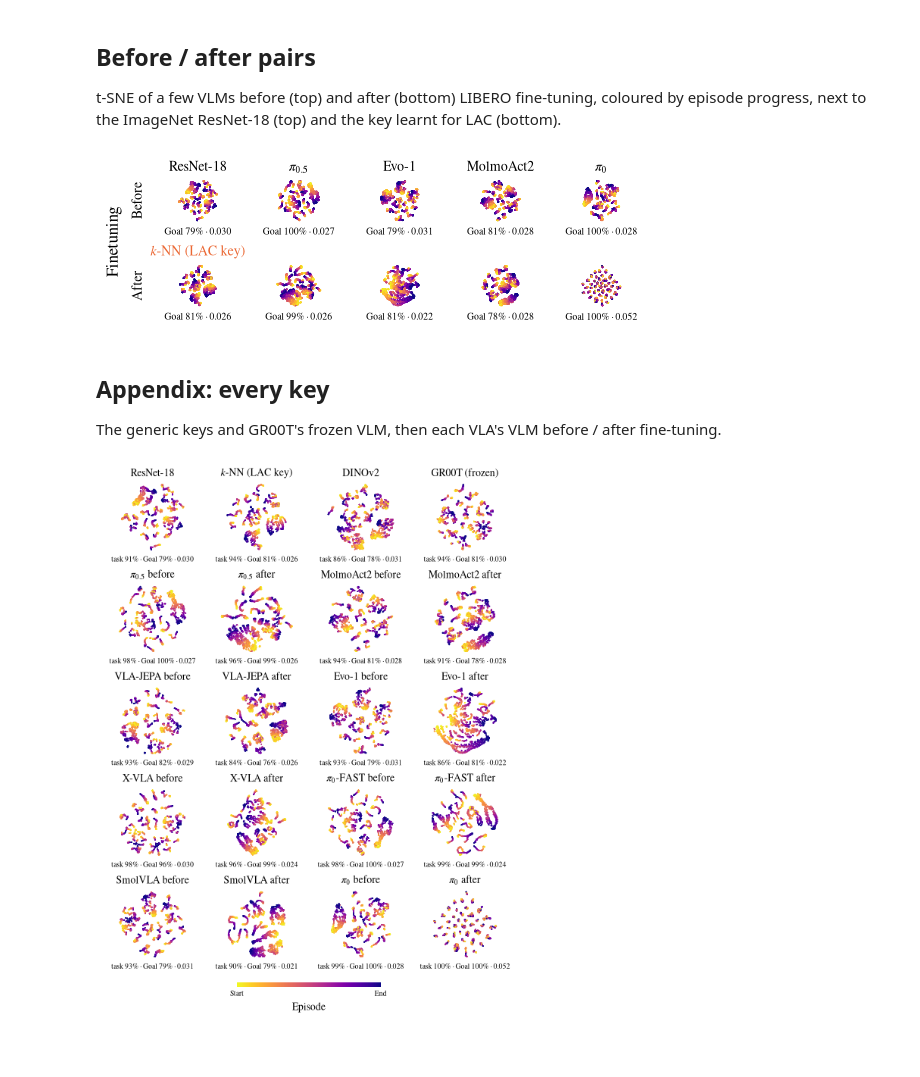
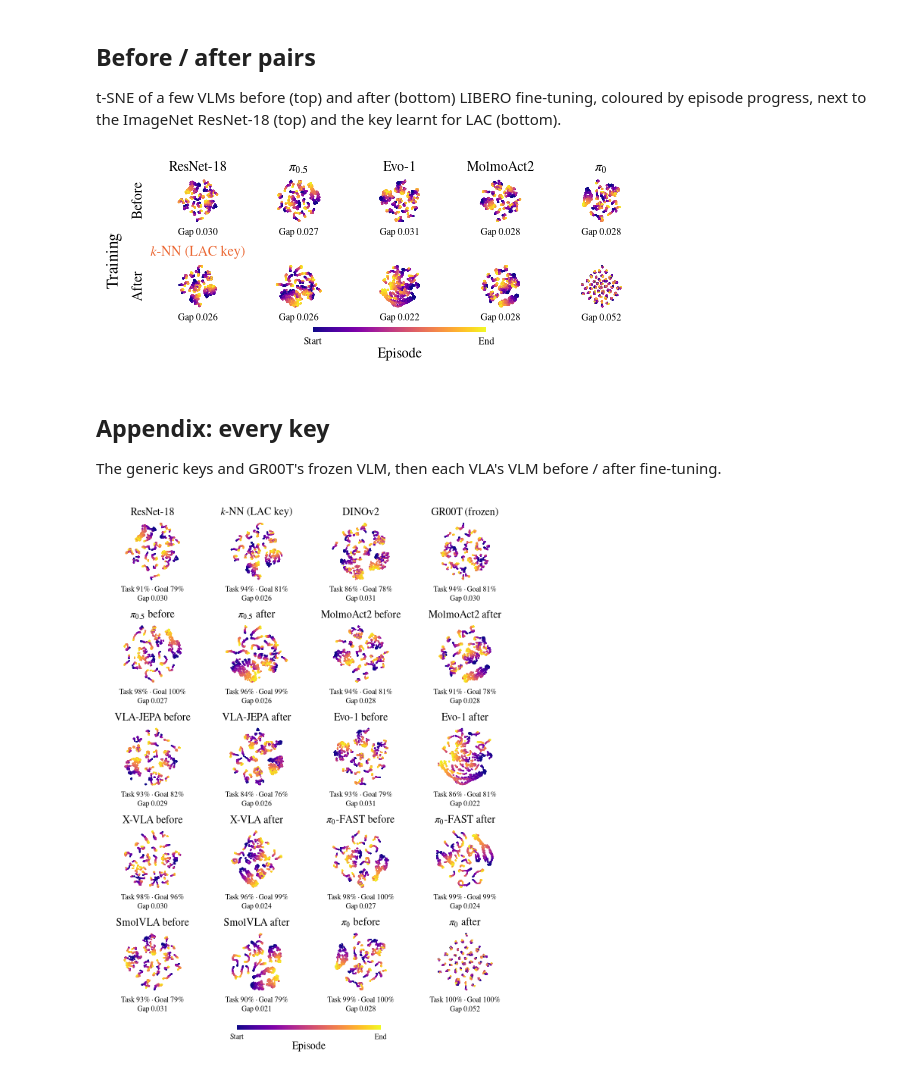
Before and after one commit to sereact/lerobot_knn, a Jupyter notebook: analysis/embeddings.ipynb, the cells around one changed output. Drawn from its saved outputs; the diff is of its cells as text; code cells hidden in the pictures; blank space fills up the shorter version.

Commit message:
Change embeddings figures

```diff
--- a/analysis/embeddings.ipynb
+++ b/analysis/embeddings.ipynb
@@ -29,8 +29,8 @@ SUITE_COLOURS = dict(zip(u.SUITES, mpl.color_sequences["petroff6"], strict=False
 # %%
 def map_panel(ax: mpl.axes.Axes, space: str, method: str, colour_by: str, stats: bool = True) -> None:
     """One key space's 2-D map (method "tsne" or "pca"), points coloured by episode progress or by suite. t-SNE maps are
-    labelled with the neighbour statistics (embedding_maps.py): same-task neighbours overall (``stats``) and on
-    LIBERO-Goal, and the phase gap; PCA maps with the variance share of the suite and of the two components."""
+    labelled with the phase gap, and with ``stats`` the same-task neighbours overall and on LIBERO-Goal
+    (embedding_maps.py); PCA maps with the variance share of the suite and of the two components."""
     xy = np.array(maps["spaces"][space][method])
     if colour_by == "progress":
         cmap = mpl.colormaps.get_cmap("plasma")
@@ -45,23 +45,21 @@ def map_panel(ax: mpl.axes.Axes, space: str, method: str, colour_by: str, stats:
         sp.set_visible(False)
     ax.set_aspect("equal", adjustable="datalim")
     v = maps["spaces"][space]
-    label = f"Goal {100 * v['task_nn/libero_goal']:.0f}% · {v['progress_gap']:.3f}"
+    label = f"Gap {v['progress_gap']:.3f}"
     if stats:
-        label = f"task {100 * v['task_nn']:.0f}% · " + label
+        label = f"Task {100 * v['task_nn']:.0f}% · Goal {100 * v['task_nn/libero_goal']:.0f}%\n" + label
     if method == "pca":
-        label = (
-            f"suite R² {u.suite_r2(maps, space):.2f}\nPC1+2: {100 * sum(v['pca_variance']):.0f}% of variance"
-        )
+        label = f"Suite {100 * u.suite_r2(maps, space):.0f}% · PC1+2 {100 * sum(v['pca_variance']):.0f}%"
     ax.set_xlabel(label, fontsize=FS_TINY)
 
 
 def map_legend(fig, colour_by: str) -> None:
     if colour_by == "progress":
-        cmap = mpl.colormaps["plasma_r"]
+        cmap = mpl.colormaps["plasma"]
         sm = mpl.cm.ScalarMappable(cmap=cmap, norm=mpl.colors.Normalize(0, 1))
         cb = fig.colorbar(sm, ax=fig.axes, location="bottom", shrink=0.35, aspect=30, pad=0.02)
         cb.set_ticks([0, 1], labels=["Start", "End"])
-        cb.ax.set_xlabel("Episode")
+        cb.ax.set_xlabel("Episode", labelpad=0)
         cb.ax.tick_params(labelsize=FS_TINY, length=0)
         cb.outline.set_visible(False)
     else:
@@ -101,18 +99,19 @@ MAP_PAIRS = [  # the compact figure: (VLA, key before fine-tuning, after)
 t-SNE of a few VLMs before (top) and after (bottom) LIBERO fine-tuning, coloured by episode progress, next to the ImageNet ResNet-18 (top) and the key learnt for LAC (bottom).
 # %%
 cols = [("ResNet-18", "ResNet-18 grid", "ResNet-18 grid (learnt key)"), *MAP_PAIRS]
-fig, axes = plt.subplots(2, len(cols), figsize=(PAGE_WIDTH, PAGE_WIDTH * 0.31), layout="constrained")
+fig, axes = plt.subplots(2, len(cols), figsize=(PAGE_WIDTH, PAGE_WIDTH * 0.38), layout="constrained")
 for j, (name, before, after) in enumerate(cols):
     for i, space in enumerate((before, after)):
         map_panel(axes[i, j], space, "tsne", "progress", stats=False)
     axes[0, j].set_title(name)
 axes[0, 0].set_ylabel("Before")
 axes[1, 0].set_ylabel("After")
-fig.supylabel("Finetuning")
+fig.supylabel("Training")
 axes[1, 0].set_title("$k$-NN (LAC key)", color=u.Colour.KNN)
+map_legend(fig, "progress")
 fig.savefig(figs_path / "embedding_pairs.pdf", dpi=300)  # the scatter layers are rasterised
 # %% [output]
-[figure, old version]
+[figure, new version]
 # %% [markdown]
 ## Appendix: every key
 
@@ -127,7 +126,7 @@ for row, panels in zip(axes, MAP_GRID, strict=True):
 map_legend(fig, colour_by)
 fig.savefig(figs_path / f"embedding_{method}_{colour_by}.pdf", dpi=300)  # the scatter layers are rasterised
 # %% [output]
-[figure, old version]
+[figure, new version]
 # %%
 method, colour_by = "pca", "suite"
 fig, axes = plt.subplots(len(MAP_GRID), 4, figsize=(PAGE_WIDTH, PAGE_WIDTH * 1.32), layout="constrained")
```
Also changed, not shown: parts of 1 cell of this notebook, 5 other files.
